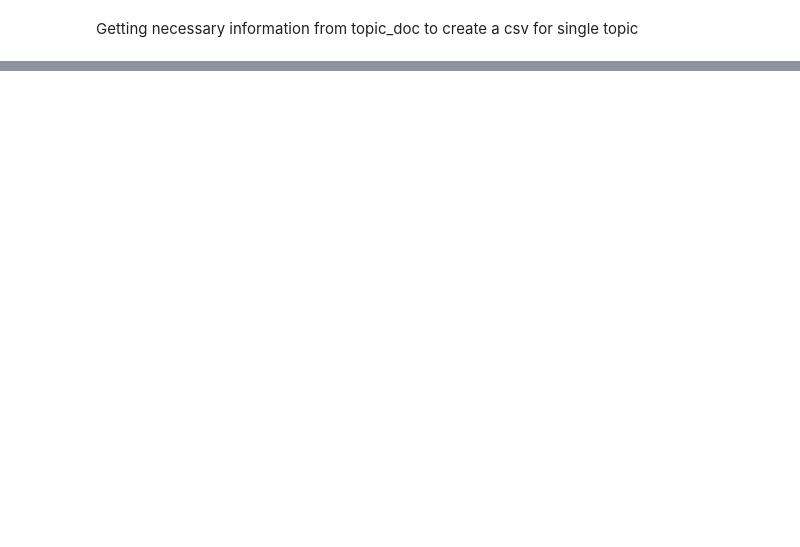
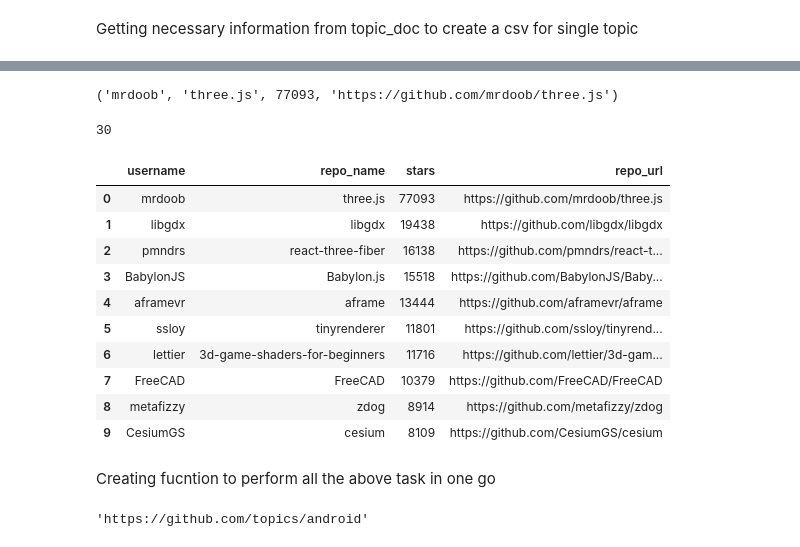
Before and after one commit to LOWERCAS3/PracticeProjects, a Jupyter notebook: scraping_github_topics_repos.ipynb, the cells around one changed output, grey strips where cells are left out. Cells and saved outputs as stored; diff of their text form; code cells hidden in the pictures; blank space fills up the shorter version.

```diff
--- a/scraping_github_topics_repos.ipynb
+++ b/scraping_github_topics_repos.ipynb
@@ -201,5 +221,50 @@ int(star_tags[0]['title'].replace(',', ''))
-# %%
-
-def get_repo_info(h3_tags, star_tags):
-  #Returns all the info about the repo
-  a_tags = h3_tags.find_all
+# %%
+
+def get_repo_info(h3_tag, star_tag):
+  #Returns all the info about the repo
+  a_tags = h3_tag.find_all('a')
+  username = a_tags[0].text.strip()
+  repo_name = a_tags[1].text.strip()
+  repo_url = base_url + a_tags[1]['href']
+  stars = int(star_tag['title'].replace(',', ''))
+  return username, repo_name, stars, repo_url
+# %%
+get_repo_info(repo_tags[0],star_tags[0])
+# %% [output]
+('mrdoob', 'three.js', 77093, 'https://github.com/mrdoob/three.js')
+# %%
+topic_repo_dict = {
+    'username':[],
+    'repo_name':[],
+    'stars':[],
+    'repo_url':[]
+}
+
+for i in range(len(repo_tags)):
+  repo_data = get_repo_info(repo_tags[i],star_tags[i])
+  topic_repo_dict['username'].append(repo_data[0])
+  topic_repo_dict['repo_name'].append(repo_data[1])
+  topic_repo_dict['stars'].append(repo_data[2])
+  topic_repo_dict['repo_url'].append(repo_data[3])
+# %%
+len(topic_repo_dict['username'])
+# %% [output]
+30
+# %%
+topic_repo_df = pd.DataFrame(topic_repo_dict)
+# %%
+topic_repo_df.head(10)
+# %% [output]
+|  | username | repo_name | stars | repo_url |
+| 0 | mrdoob | three.js | 77093 | https://github.com/mrdoob/three.js |
+| 1 | libgdx | libgdx | 19438 | https://github.com/libgdx/libgdx |
+| 2 | pmndrs | react-three-fiber | 16138 | https://github.com/pmndrs/react-t... |
+| 3 | BabylonJS | Babylon.js | 15518 | https://github.com/BabylonJS/Baby... |
+| 4 | aframevr | aframe | 13444 | https://github.com/aframevr/aframe |
+| 5 | ssloy | tinyrenderer | 11801 | https://github.com/ssloy/tinyrend... |
+| 6 | lettier | 3d-game-shaders-for-beginners | 11716 | https://github.com/lettier/3d-gam... |
+| 7 | FreeCAD | FreeCAD | 10379 | https://github.com/FreeCAD/FreeCAD |
+| 8 | metafizzy | zdog | 8914 | https://github.com/metafizzy/zdog |
+| 9 | CesiumGS | cesium | 8109 | https://github.com/CesiumGS/cesium |
+# %% [markdown]
+Creating fucntion to perform all the above task in one go
@@ -205,0 +307,4 @@ def get_repo_info(h3_tags, star_tags):
+# %%
+topic5_url
+# %% [output]
+'https://github.com/topics/android'
```
Also changed, not shown: parts of 23 cells of this notebook.
